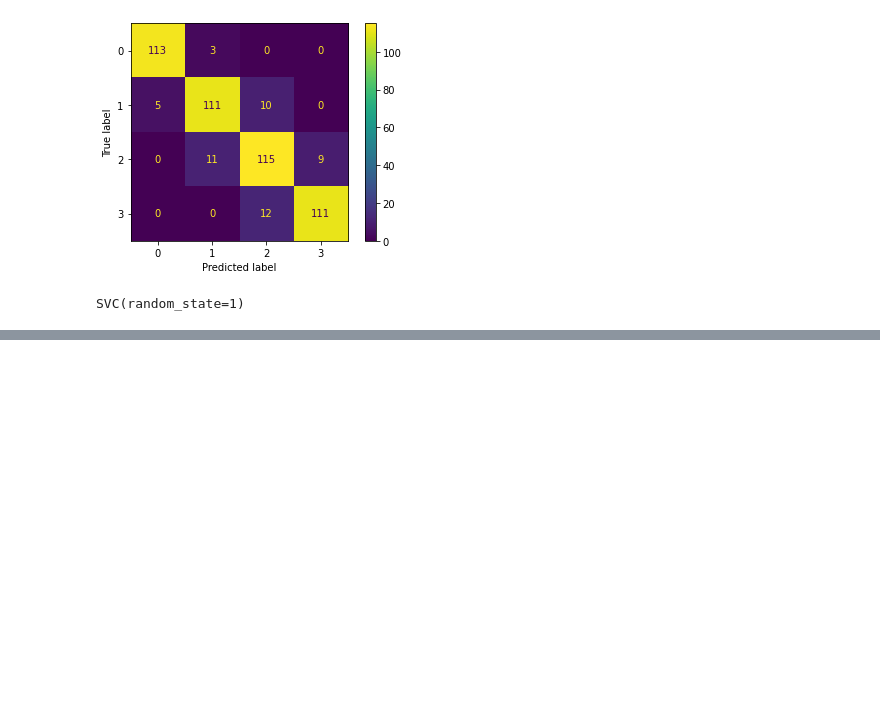
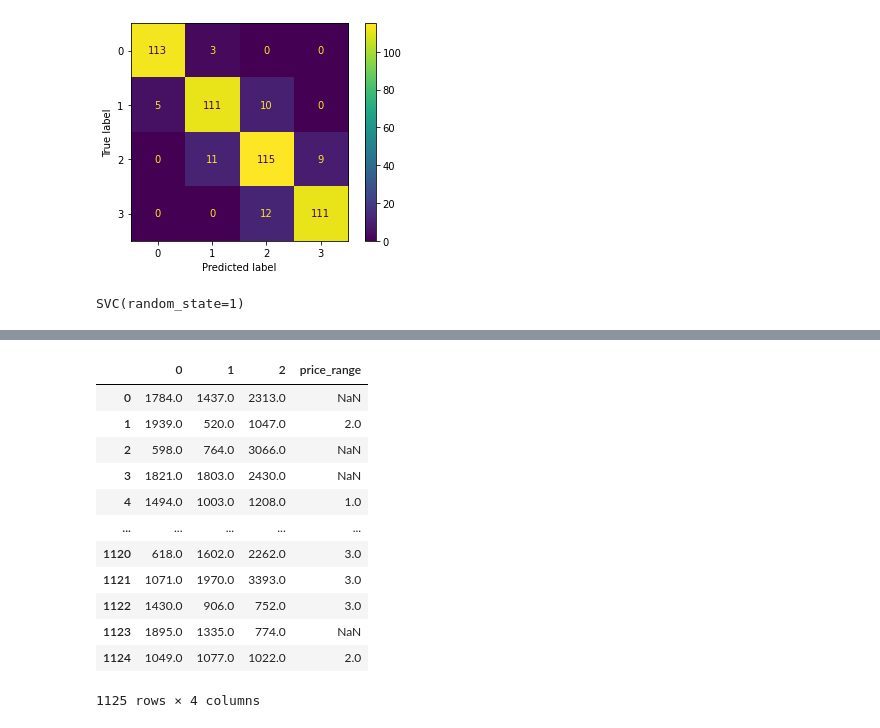
Before and after one commit to ikeinyyo/SSLTelecom, a Jupyter notebook: src/notebooks/02_Preprocessing.ipynb, the cells around one changed output, grey strips where cells are left out. Saved outputs shown, nothing was run; the diff lists cells and outputs as text; code cells hidden in the pictures; blank space fills up the shorter version.

```diff
--- a/src/notebooks/02_Preprocessing.ipynb
+++ b/src/notebooks/02_Preprocessing.ipynb
@@ -623,0 +650,9 @@ SyntaxError: invalid syntax (<ipython-input-39-b2fd5704acad>, line 1)
+# %%
+y = df['price_range']
+X = df.drop(['price_range'], axis=1)
+# %%
+from sklearn.feature_selection import SelectKBest
+from sklearn.feature_selection import f_classif
+selector = SelectKBest(f_classif, k = 3)
+selector.fit_transform(X, y)
+X_train_prepared = selector.fit_transform(X, y)
@@ -623,0 +719,21 @@ SyntaxError: invalid syntax (<ipython-input-39-b2fd5704acad>, line 1)
+# %%
+X_train, X_test, y_train, y_test = train_test_split(
+    X_train_prepared, y, test_size=0.25, random_state=1)
+# %%
+X_train_prepared = pd.DataFrame(X_train)
+X_train_prepared['price_range'] = y_train
+X_train_prepared
+# %% [output]
+|  | 0 | 1 | 2 | price_range |
+| 0 | 1784.0 | 1437.0 | 2313.0 | NaN |
+| 1 | 1939.0 | 520.0 | 1047.0 | 2.0 |
+| 2 | 598.0 | 764.0 | 3066.0 | NaN |
+| 3 | 1821.0 | 1803.0 | 2430.0 | NaN |
+| 4 | 1494.0 | 1003.0 | 1208.0 | 1.0 |
+| ... | ... | ... | ... | ... |
+| 1120 | 618.0 | 1602.0 | 2262.0 | 3.0 |
+| 1121 | 1071.0 | 1970.0 | 3393.0 | 3.0 |
+| 1122 | 1430.0 | 906.0 | 752.0 | 3.0 |
+| 1123 | 1895.0 | 1335.0 | 774.0 | NaN |
+| 1124 | 1049.0 | 1077.0 | 1022.0 | 2.0 |
+1125 rows × 4 columns
```
Also changed, not shown: parts of 35 cells of this notebook, 16 other files.
